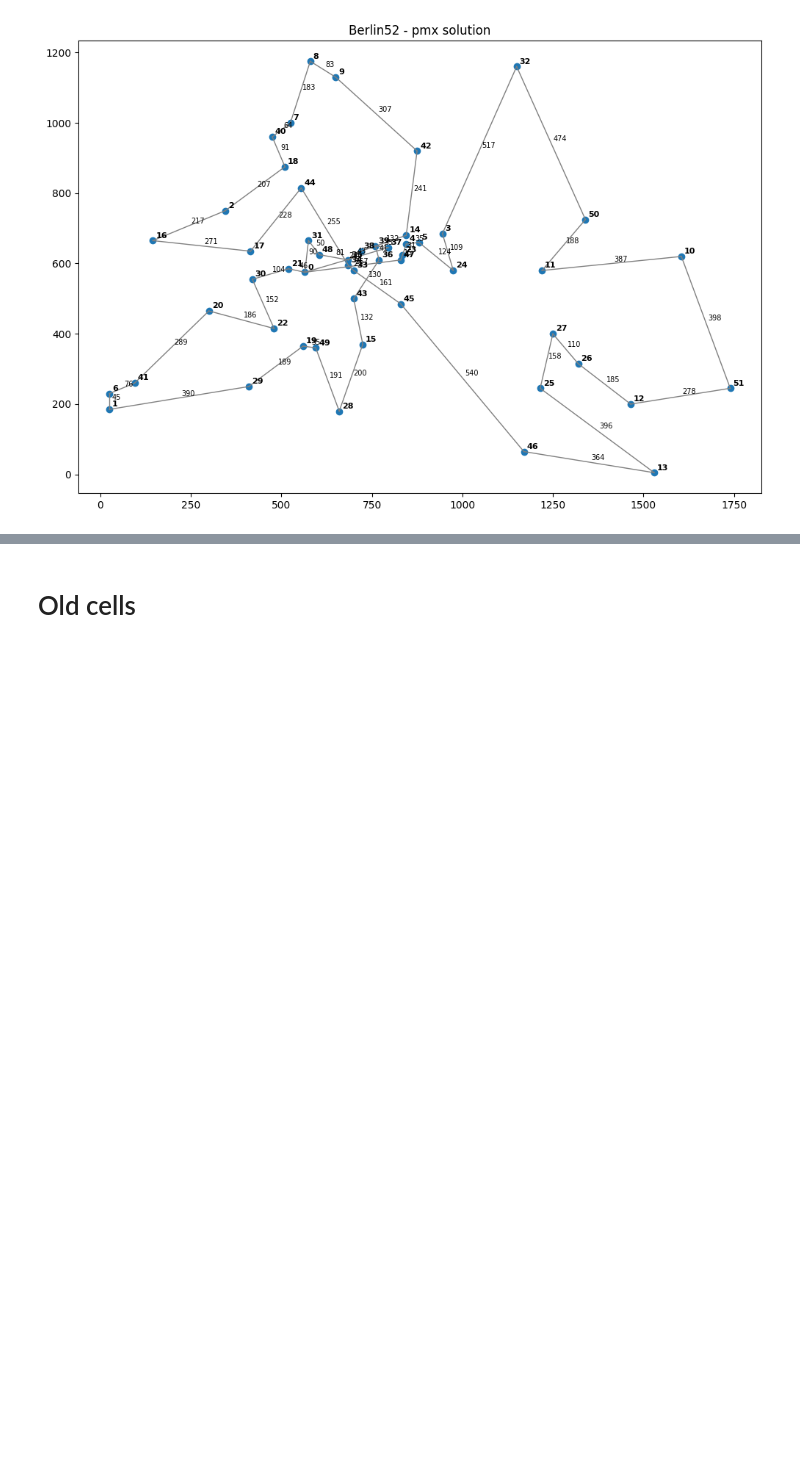
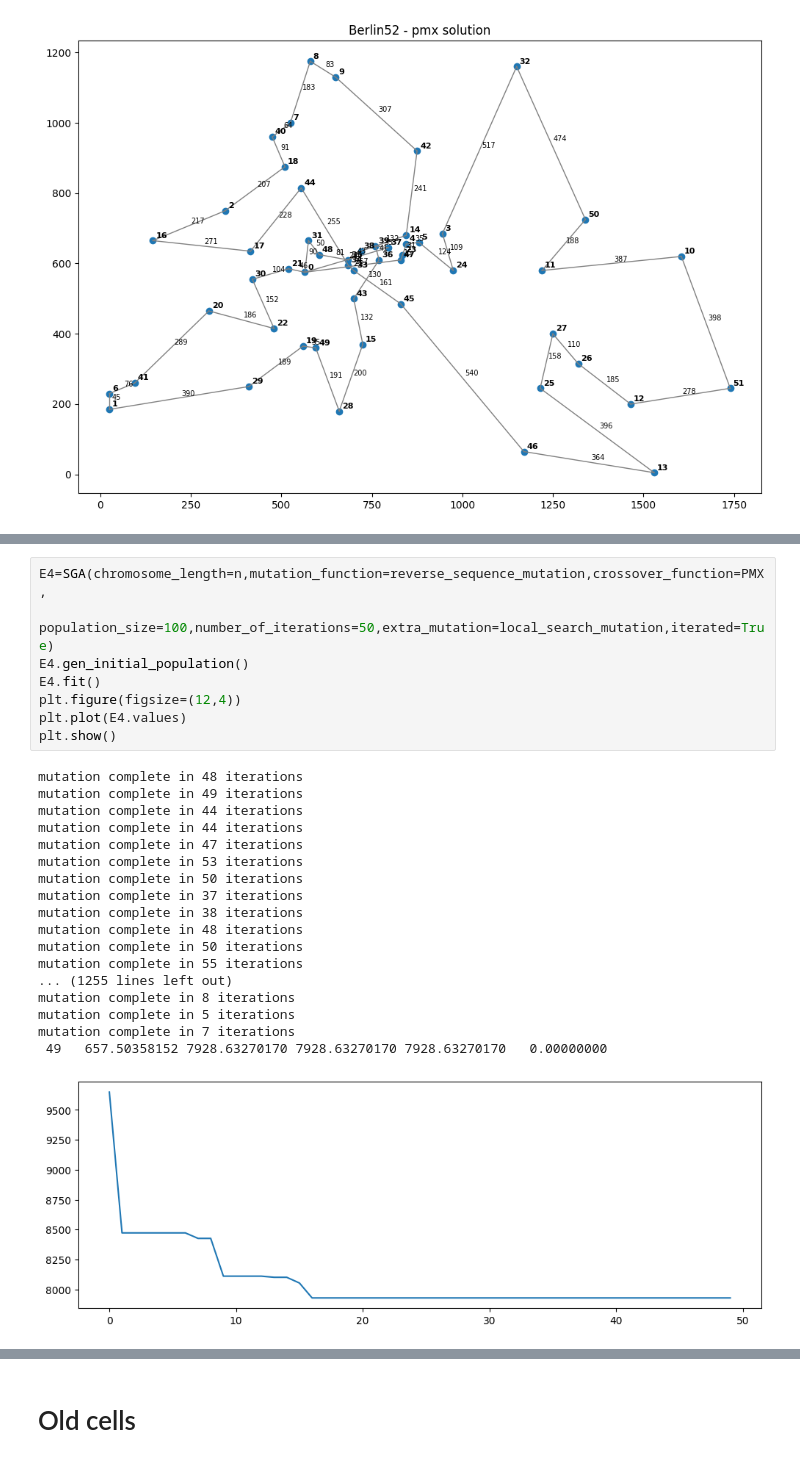
Before and after one commit to TheMMpl/ewolucyjne, a Jupyter notebook: lista2/sga.ipynb, the cells around one changed output, grey strips where cells are left out. Drawn from its saved outputs; the diff is of its cells as text; blank space fills up the shorter version.

```diff
--- a/lista2/sga.ipynb
+++ b/lista2/sga.ipynb
@@ -343,0 +457,27 @@ draw_result(E2.best_chromosome,coords)
+# %%
+E4=SGA(chromosome_length=n,mutation_function=reverse_sequence_mutation,crossover_function=PMX,
+       population_size=100,number_of_iterations=50,extra_mutation=local_search_mutation,iterated=True)
+E4.gen_initial_population()
+E4.fit()
+plt.figure(figsize=(12,4))
+plt.plot(E4.values)
+plt.show()
+# %% [output]
+mutation complete in 48 iterations
+mutation complete in 49 iterations
+mutation complete in 44 iterations
+mutation complete in 44 iterations
+mutation complete in 47 iterations
+mutation complete in 53 iterations
+mutation complete in 50 iterations
+mutation complete in 37 iterations
+mutation complete in 38 iterations
+mutation complete in 48 iterations
+mutation complete in 50 iterations
+mutation complete in 55 iterations
+... (1255 lines left out)
+mutation complete in 8 iterations
+mutation complete in 5 iterations
+mutation complete in 7 iterations
+ 49   657.50358152 7928.63270170 7928.63270170 7928.63270170   0.00000000
+[figure, added]
```
Also changed, not shown: parts of 39 cells of this notebook.
